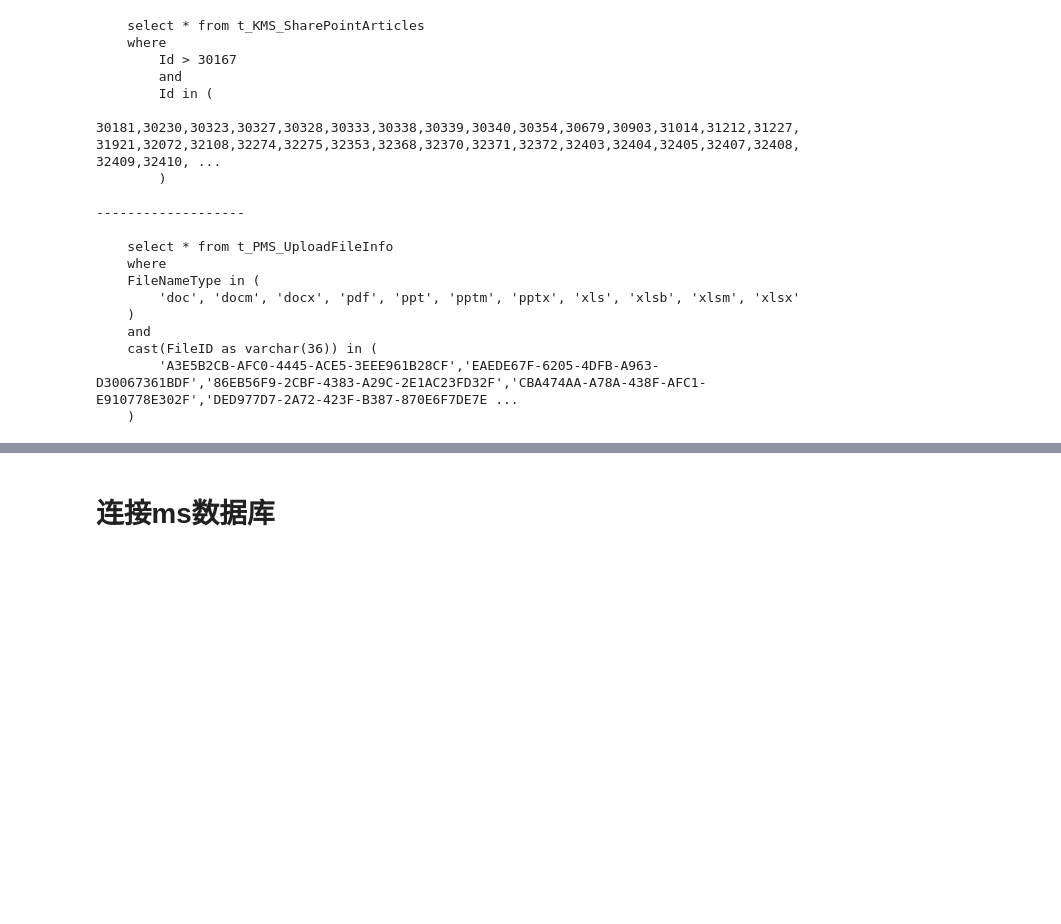
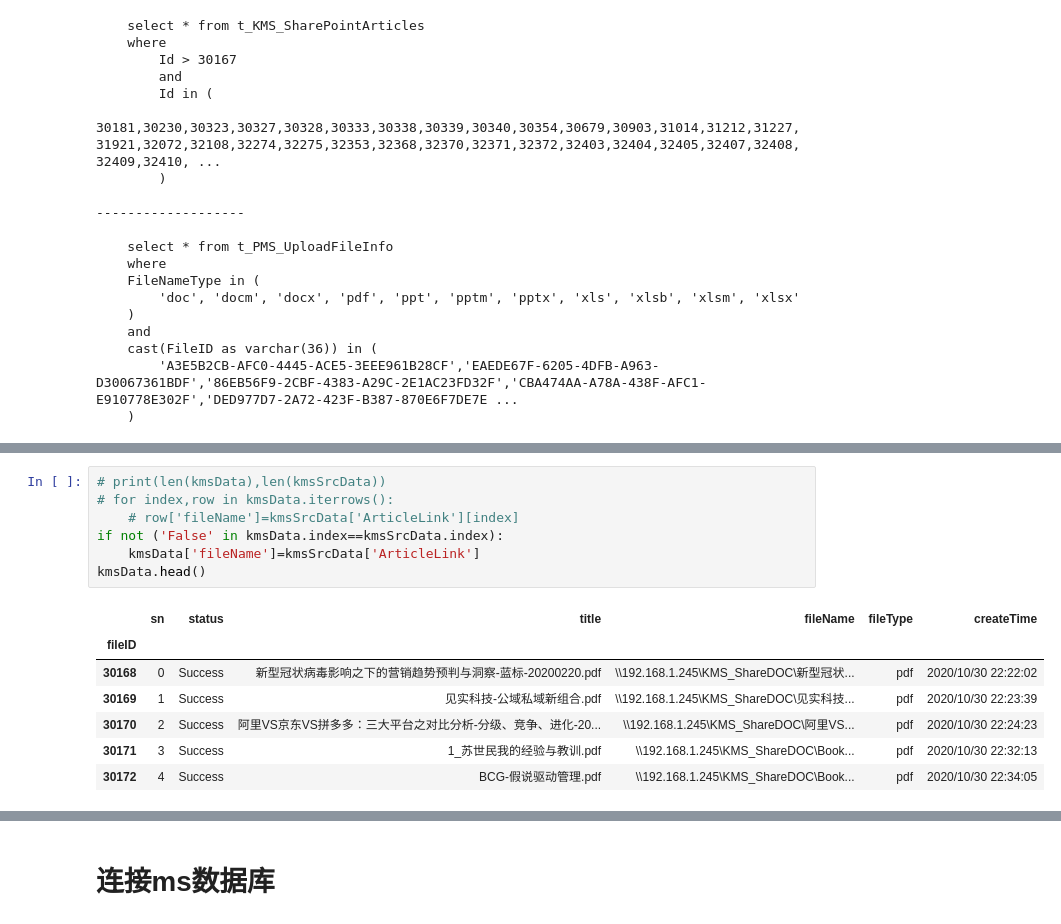
Before and after one commit to AsteriskAzurain/illuminera, a Jupyter notebook: illuminera.ipynb, the cells around one changed output, grey strips where cells are left out. Saved outputs shown, nothing was run; the diff lists cells and outputs as text; blank space fills up the shorter version.

```diff
--- a/illuminera.ipynb
+++ b/illuminera.ipynb
@@ -937,0 +988,15 @@ print(sql_pms.format(','.join(["'"+str(item)+"'" for item in ls_pms_fileid])))
+# %%
+# print(len(kmsData),len(kmsSrcData))
+# for index,row in kmsData.iterrows():
+    # row['fileName']=kmsSrcData['ArticleLink'][index]
+if not ('False' in kmsData.index==kmsSrcData.index):
+    kmsData['fileName']=kmsSrcData['ArticleLink']
+kmsData.head()
+# %% [output]
+|  | sn | status | title | fileName | fileType | createTime |
+| fileID |  |  |  |  |  |  |
+| 30168 | 0 | Success | 新型冠状病毒影响之下的营销趋势预判与洞察-蓝标-20200220.pdf | \\192.168.1.245\KMS_ShareDOC\新型冠状... | pdf | 2020/10/30 22:22:02 |
+| 30169 | 1 | Success | 见实科技-公域私域新组合.pdf | \\192.168.1.245\KMS_ShareDOC\见实科技... | pdf | 2020/10/30 22:23:39 |
+| 30170 | 2 | Success | 阿里VS京东VS拼多多：三大平台之对比分析-分级、竞争、进化-20... | \\192.168.1.245\KMS_ShareDOC\阿里VS... | pdf | 2020/10/30 22:24:23 |
+| 30171 | 3 | Success | 1_苏世民我的经验与教训.pdf | \\192.168.1.245\KMS_ShareDOC\Book... | pdf | 2020/10/30 22:32:13 |
+| 30172 | 4 | Success | BCG-假说驱动管理.pdf | \\192.168.1.245\KMS_ShareDOC\Book... | pdf | 2020/10/30 22:34:05 |
```
Also changed, not shown: parts of 12 cells of this notebook.
